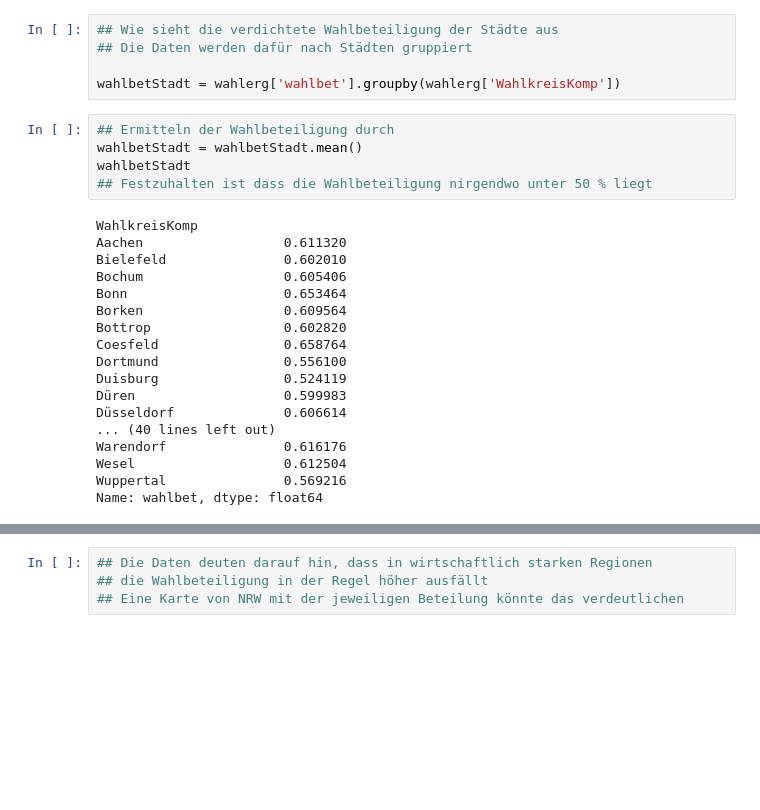
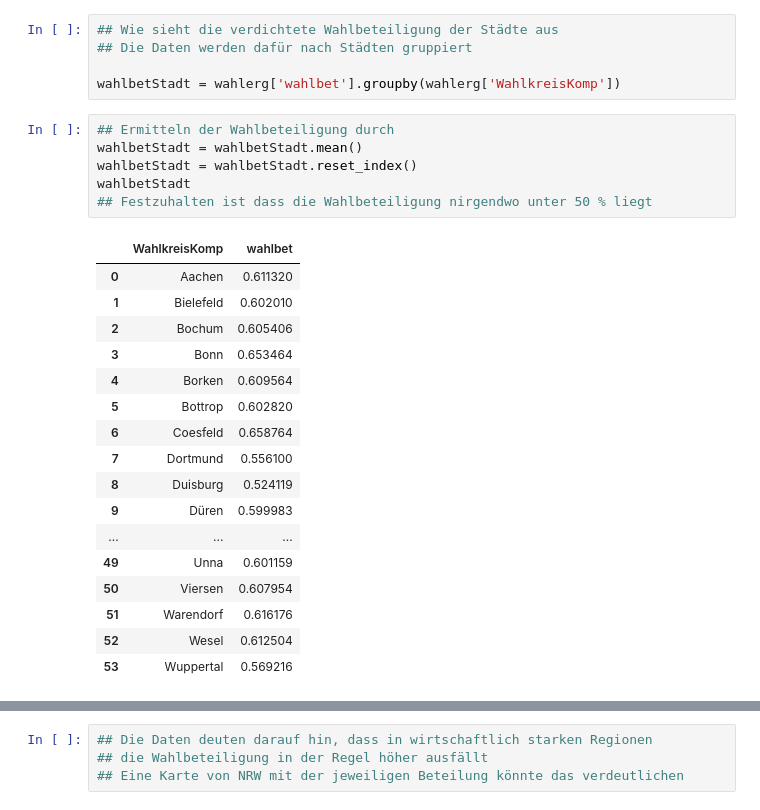
Before and after one commit to xlko/WahlbeteiligungNRW, a Jupyter notebook: WahlbeteiligungNRW.ipynb, the cells around one changed output, grey strips where cells are left out. Saved outputs shown, nothing was run; the diff lists cells and outputs as text; blank space fills up the shorter version.

```diff
--- a/WahlbeteiligungNRW.ipynb
+++ b/WahlbeteiligungNRW.ipynb
@@ -207,23 +207,24 @@ wahlbetStadt = wahlerg['wahlbet'].groupby(wahlerg['WahlkreisKomp'])
 # %%
 ## Ermitteln der Wahlbeteiligung durch
 wahlbetStadt = wahlbetStadt.mean()
+wahlbetStadt = wahlbetStadt.reset_index()
 wahlbetStadt
 ## Festzuhalten ist dass die Wahlbeteiligung nirgendwo unter 50 % liegt
 # %% [output]
-WahlkreisKomp
-Aachen                  0.611320
-Bielefeld               0.602010
-Bochum                  0.605406
-Bonn                    0.653464
-Borken                  0.609564
-Bottrop                 0.602820
-Coesfeld                0.658764
-Dortmund                0.556100
-Duisburg                0.524119
-Düren                   0.599983
-Düsseldorf              0.606614
-... (40 lines left out)
-Warendorf               0.616176
-Wesel                   0.612504
-Wuppertal               0.569216
-Name: wahlbet, dtype: float64
+|  | WahlkreisKomp | wahlbet |
+| 0 | Aachen | 0.611320 |
+| 1 | Bielefeld | 0.602010 |
+| 2 | Bochum | 0.605406 |
+| 3 | Bonn | 0.653464 |
+| 4 | Borken | 0.609564 |
+| 5 | Bottrop | 0.602820 |
+| 6 | Coesfeld | 0.658764 |
+| 7 | Dortmund | 0.556100 |
+| 8 | Duisburg | 0.524119 |
+| 9 | Düren | 0.599983 |
+| ... | ... | ... |
+| 49 | Unna | 0.601159 |
+| 50 | Viersen | 0.607954 |
+| 51 | Warendorf | 0.616176 |
+| 52 | Wesel | 0.612504 |
+| 53 | Wuppertal | 0.569216 |
```
Also changed, not shown: parts of 10 cells of this notebook, 2 other files.
